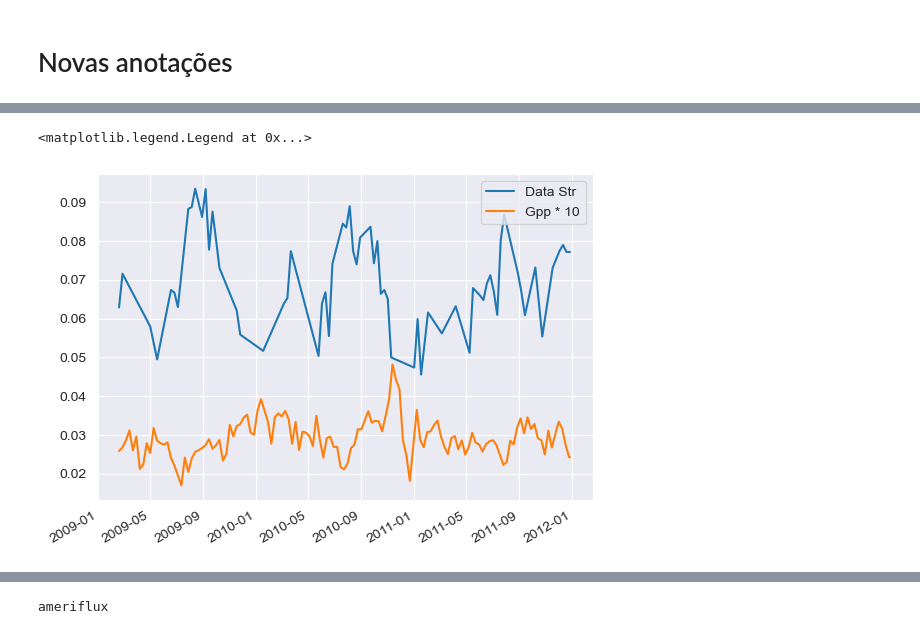
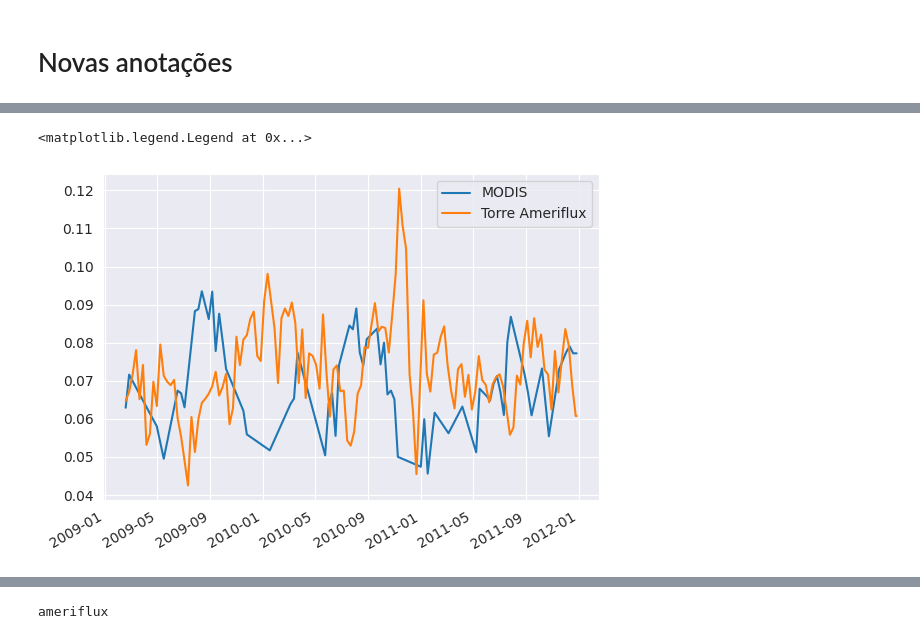
Before and after one commit to albert-santos/remote-sensing, a Jupyter notebook: Jean/Santarem/Comparacao_Santarem_Modis.ipynb, the cells around one changed output, grey strips where cells are left out. Drawn from its saved outputs; the diff is of its cells as text; code cells hidden in the pictures.

```diff
--- a/Jean/Santarem/Comparacao_Santarem_Modis.ipynb
+++ b/Jean/Santarem/Comparacao_Santarem_Modis.ipynb
@@ -441,13 +441,18 @@ def to_kgC(x):
 
     return x * umol2mol * Cmol * minutesinseconds # cálculo dado pelo professor
 
-def gpp_npp_creator(dataframe:pd.DataFrame,gpp=False):
+def gpp_npp_creator(dataframe:pd.DataFrame,gpp=False,reco=False):
     """Cria a variável npp a partir das médias do gpp diário (07:00~19:00) e do Reco diário (20:00~06:00)"""
     npp_df = pd.DataFrame(index=dataframe.resample('D').sum().index) # index = datas do dataframe (DADOS NÃO SÃO PUXADOS)
 
+    reco_df = pd.DataFrame(index=dataframe.resample('D').sum().index) # index = datas do dataframe (DADOS NÃO SÃO PUXADOS)
+
     gpp_df = pd.DataFrame(index=dataframe.resample('D').sum().index) # index = datas do dataframe (DADOS NÃO SÃO PUXADOS)
 
+
     gpp_df['Gpp'] = pd.Series(dtype='float') # Cria uma coluna vazia de gpp
+
+    reco_df['reco'] = pd.Series(dtype='float') # Cria uma coluna vazia de gpp
 
     npp_df['Npp'] = pd.Series(dtype='float') # Cria uma coluna vazia de npp
 
@@ -458,7 +463,7 @@ def gpp_npp_creator(dataframe:pd.DataFrame,gpp=False):
 
             date = pd.to_datetime(gpp_df.index[i].date()).strftime("%Y/%m/%d") # Transforma os index em uma data YY/MM/DD
 
-            gpp = dataframe['GPP_uStar_f'][date].between_time('07:00', '19:00').mean()
+            gpp = dataframe['GPP_uStar_f'][date].between_time('07:00', '19:00').sum()
 
             gpp_df.loc[date,'Gpp'] = gpp # Colocando no dataframe gpp_df
 
@@ -466,14 +471,29 @@ def gpp_npp_creator(dataframe:pd.DataFrame,gpp=False):
 
         return gpp_df
 
+    elif reco:
+        for i in range(len(reco_df.index)): # dia 1,2,3,...
+
+            """Faz um looping em cada data para retornar os valores de gpp desejados"""
+
+            date = pd.to_datetime(reco_df.index[i].date()).strftime("%Y/%m/%d") # Transforma os index em uma data YY/MM/DD
+
+            reco = dataframe['Reco_uStar'][date].between_time('20:00', '06:00').sum()
+
+            reco_df.loc[date,'reco'] = reco # Colocando no dataframe gpp_df
+
+        reco_df['reco'] = reco_df['reco'].apply(to_kgC) # Aplicando transformação para g
+
+        return reco_df
+
     else:
         for i in range(len(npp_df.index)):
             """Faz um looping em cada data para retornar os valores de npp desejados"""
 
             date = pd.to_datetime(npp_df.index[i].date()).strftime("%Y/%m/%d") # Transforma os index em uma data YY/MM/DD
 
-            gpp_diario = dataframe['GPP_uStar_f'][date].between_time('07:00', '19:00').mean() # dia 1,2,3,...
-            reco_diario = dataframe['Reco_uStar'][date].between_time('20:00', '06:00').mean()
+            gpp_diario = dataframe['GPP_uStar_f'][date].between_time('07:00', '19:00').sum() # dia 1,2,3,...
+            reco_diario = dataframe['Reco_uStar'][date].between_time('20:00', '06:00').sum()
 
             npp_diario = gpp_diario - reco_diario # GPP - RECO
             npp_df.loc[date,'Npp'] = npp_diario # Colocando no dataframe npp_df
@@ -482,5 +502,7 @@ def gpp_npp_creator(dataframe:pd.DataFrame,gpp=False):
 
         return npp_df
 
+
+reco_ameriflux = gpp_npp_creator(ameriflux,reco=True)
+gpp_ameriflux = gpp_npp_creator(ameriflux, gpp=True)
 Npp_ameriflux = gpp_npp_creator(ameriflux)
-gpp_ameriflux = gpp_npp_creator(ameriflux, gpp=True)
@@ -589,10 +706,10 @@ plt.legend(['GPP torre', 'GPP modis'])
 # %%
 # Ignorar ('interpolação baseada no tempo')
 # Estava analisando o comportamento do gráfico
-#pd.concat([data_str['2009-02-18':],gpp_ameriflux['Gpp'].resample('8D').sum()['2009-02-18':] * 10],axis=1).interpolate('time').plot().legend(['Data Str', 'Gpp * 10'])
+pd.concat([data_str['2009-02-18':],gpp_ameriflux['Gpp'].resample('8D').sum()['2009-02-18':]],axis=1).interpolate('time').plot().legend(['MODIS', 'Torre Ameriflux'])
 # %% [output]
 <matplotlib.legend.Legend at 0x...>
-[figure, old version]
+[figure, new version]
 # %%
 # ignorar
 #pd.concat([data_str['2009-02-18':],gpp_ameriflux['Gpp'].resample('8D').sum()['2009-02-18':] * 10],axis=1).interpolate('time').corr()
```
Also changed, not shown: parts of 26 cells of this notebook.
